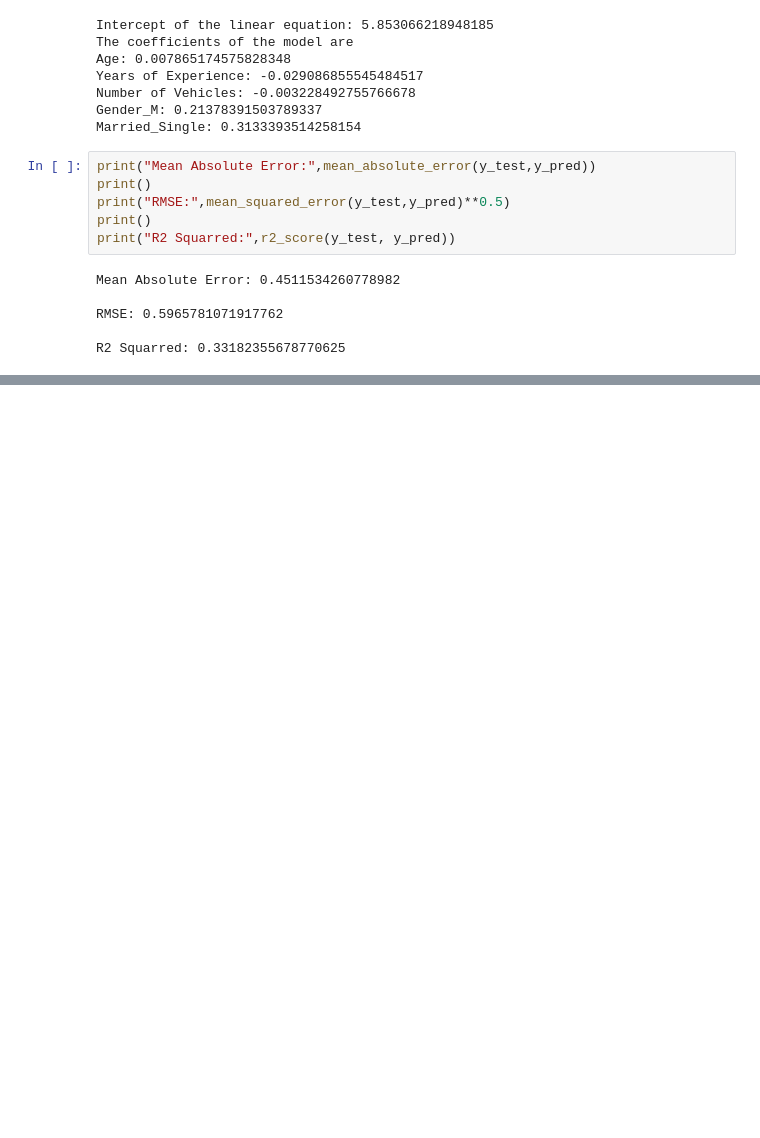
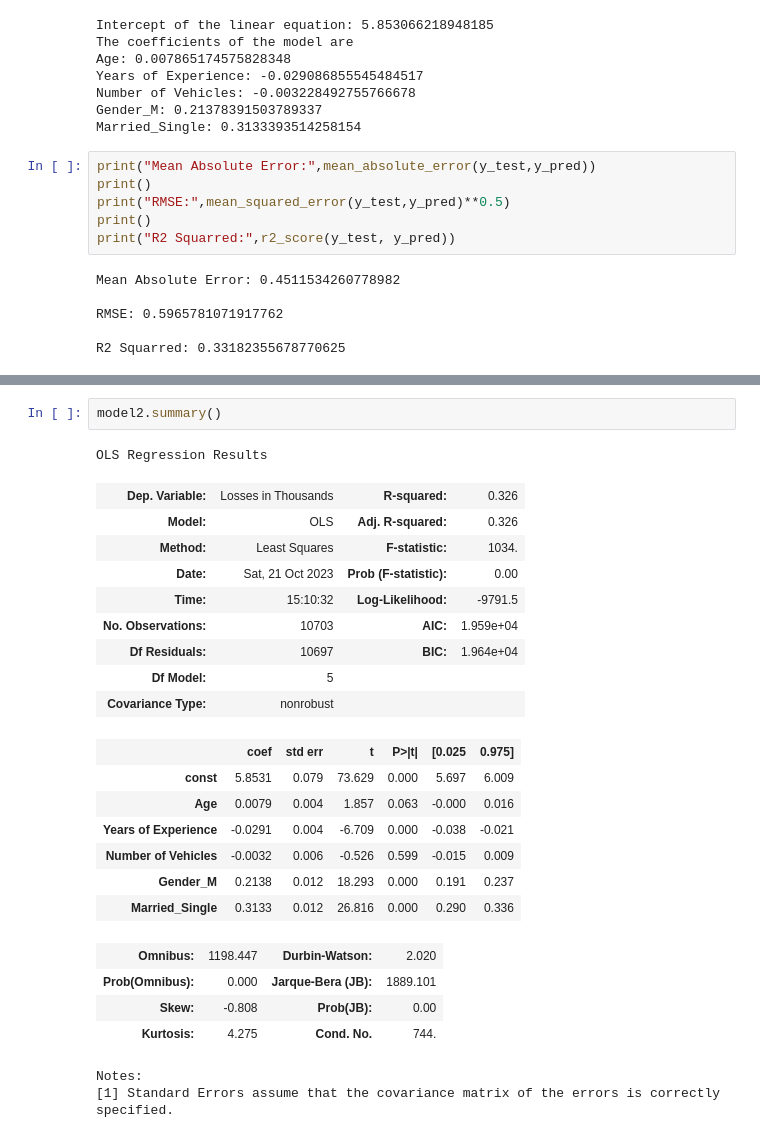
Before and after one commit to abuomaoffia/AIML-Projects, a Jupyter notebook: Linear Regression/Linear Regression - LDG.ipynb, the cells around one changed output, grey strips where cells are left out. Cells and saved outputs as stored; diff of their text form; blank space fills up the shorter version.

```diff
--- a/Linear Regression/Linear Regression - LDG.ipynb
+++ b/Linear Regression/Linear Regression - LDG.ipynb
@@ -191,0 +229,26 @@ R2 Squarred: 0.33182355678770625
+# %%
+model2.summary()
+# %% [output]
+OLS Regression Results
+| Dep. Variable: | Losses in Thousands | R-squared: | 0.326 |
+| Model: | OLS | Adj. R-squared: | 0.326 |
+| Method: | Least Squares | F-statistic: | 1034. |
+| Date: | Sat, 21 Oct 2023 | Prob (F-statistic): | 0.00 |
+| Time: | 15:10:32 | Log-Likelihood: | -9791.5 |
+| No. Observations: | 10703 | AIC: | 1.959e+04 |
+| Df Residuals: | 10697 | BIC: | 1.964e+04 |
+| Df Model: | 5 |  |  |
+| Covariance Type: | nonrobust |  |  |
+|  | coef | std err | t | P>|t| | [0.025 | 0.975] |
+| const | 5.8531 | 0.079 | 73.629 | 0.000 | 5.697 | 6.009 |
+| Age | 0.0079 | 0.004 | 1.857 | 0.063 | -0.000 | 0.016 |
+| Years of Experience | -0.0291 | 0.004 | -6.709 | 0.000 | -0.038 | -0.021 |
+| Number of Vehicles | -0.0032 | 0.006 | -0.526 | 0.599 | -0.015 | 0.009 |
+| Gender_M | 0.2138 | 0.012 | 18.293 | 0.000 | 0.191 | 0.237 |
+| Married_Single | 0.3133 | 0.012 | 26.816 | 0.000 | 0.290 | 0.336 |
+| Omnibus: | 1198.447 | Durbin-Watson: | 2.020 |
+| Prob(Omnibus): | 0.000 | Jarque-Bera (JB): | 1889.101 |
+| Skew: | -0.808 | Prob(JB): | 0.00 |
+| Kurtosis: | 4.275 | Cond. No. | 744. |
+Notes:
+[1] Standard Errors assume that the covariance matrix of the errors is correctly specified.
```
Also changed, not shown: parts of 14 cells of this notebook, 1 other file.
